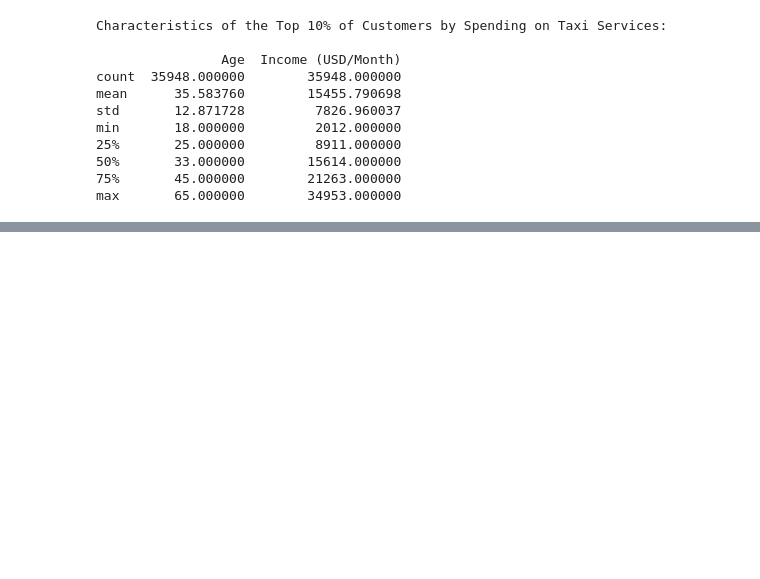
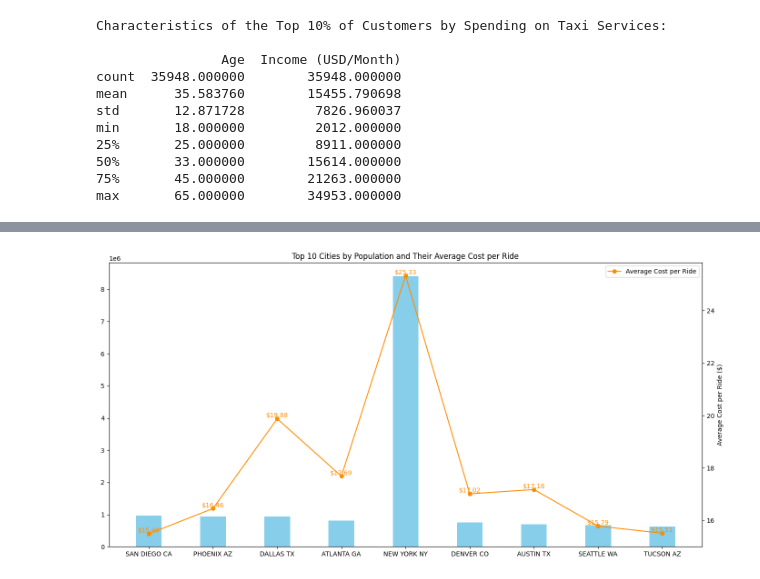
Before and after one commit to Abhig2002/DAT-301---Project-2, a Jupyter notebook: DAT301_Project2.ipynb, the cells around one changed output, grey strips where cells are left out. Saved outputs shown, nothing was run; the diff lists cells and outputs as text; code cells hidden in the pictures; blank space fills up the shorter version.

```diff
--- a/DAT301_Project2.ipynb
+++ b/DAT301_Project2.ipynb
@@ -379,0 +454,44 @@ max       65.000000        34953.000000
+# %%
+
+top_cities_by_population = city_data.sort_values('Population', ascending=False).head(10)
+taxi_data['Cost per Ride'] = taxi_data['Price Charged'] / taxi_data['Distance Travelled(KM)']
+average_cost_per_ride = taxi_data.groupby('City')['Cost per Ride'].mean().reset_index()
+
+top_cities_by_population['Population'] = top_cities_by_population['Population'].str.replace(',', '').astype(int)
+
+top_cities_average_cost = pd.merge(top_cities_by_population, average_cost_per_ride, on='City')
+
+plt.figure(figsize=(14, 7))
+indices = np.arange(len(top_cities_average_cost))
+width = 0.4  # the width of the bars
+
+population_bars = plt.bar(indices, top_cities_average_cost['Population'], width=width, label='Population', color='skyblue')
+
+ax2 = plt.gca().twinx()
+cost_per_ride_plot = ax2.plot(indices, top_cities_average_cost['Cost per Ride'], color='darkorange', label='Average Cost per Ride', marker='o')
+
+for i, cost in enumerate(top_cities_average_cost['Cost per Ride']):
+    ax2.text(i, cost + 0.05, f"${cost:.2f}", ha='center', color='darkorange')
+
+for bar in population_bars:
+    height = bar.get_height()
+    plt.gca().annotate(f'{height:,}',  # Add a comma as a thousand separator
+                       xy=(bar.get_x() + bar.get_width() / 2, height),
+                       xytext=(0, 3),  # 3 points vertical offset
+                       textcoords="offset points",
+                       ha='center', va='bottom')
+
+plt.xticks(indices, top_cities_average_cost['City'], rotation=45, ha='right')
+plt.xlabel('City')
+plt.ylabel('Population')
+ax2.set_ylabel('Average Cost per Ride ($)')
+plt.title('Top 10 Cities by Population and Their Average Cost per Ride')
+
+plt.legend(loc='upper left')
+ax2.legend(loc='upper right')
+
+# Show plot
+plt.tight_layout()
+plt.show()
+# %% [output]
+[figure, added]
```
Also changed, not shown: parts of 14 cells of this notebook.
